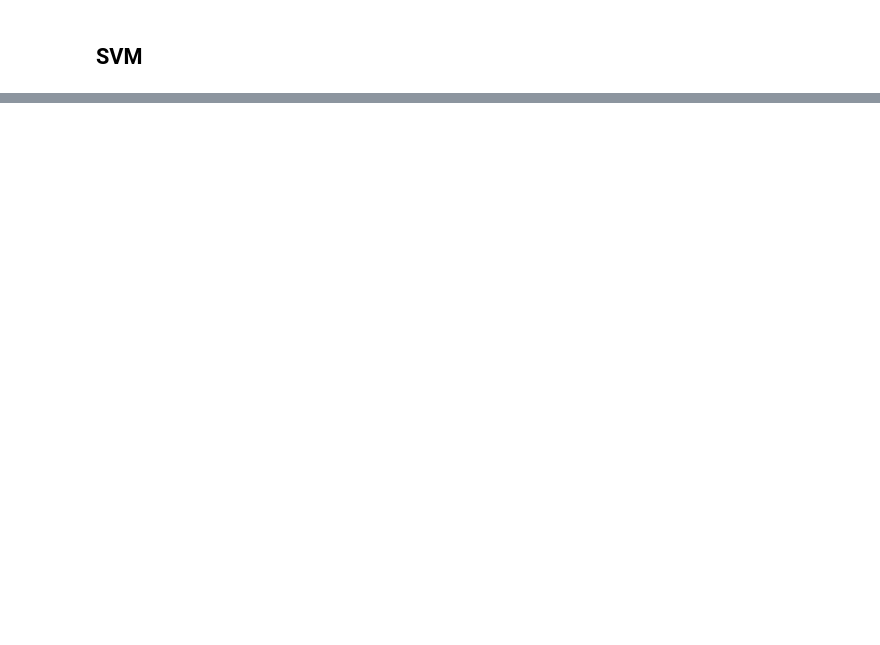
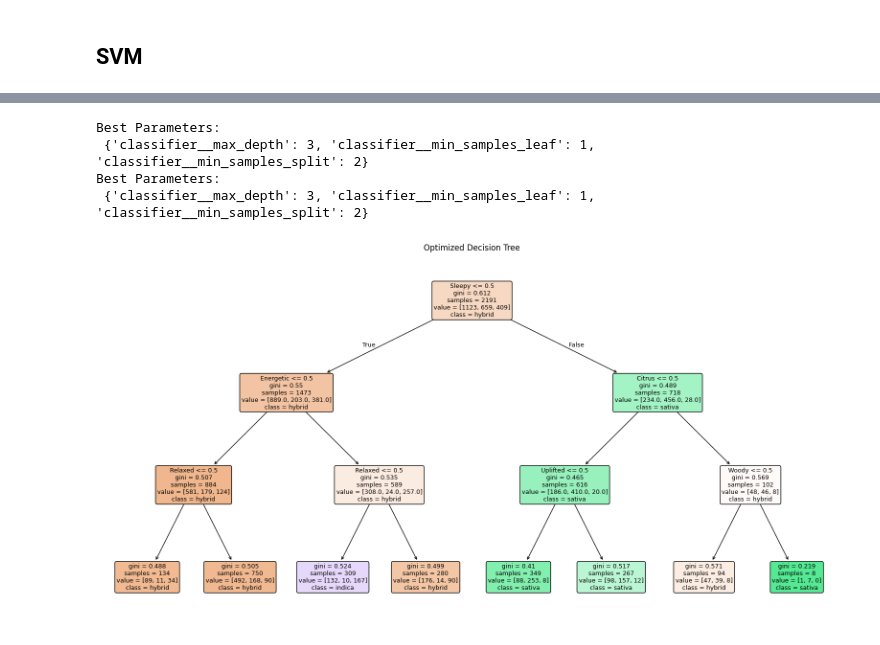
Before and after one commit to chloefeehan/GSB544, a Jupyter notebook: Labs/Lab8/Lab8.ipynb, the cells around one changed output, grey strips where cells are left out. Cells and saved outputs as stored; diff of their text form; code cells hidden in the pictures; blank space fills up the shorter version.

```diff
--- a/Labs/Lab8/Lab8.ipynb
+++ b/Labs/Lab8/Lab8.ipynb
@@ -191,0 +221,59 @@ Confusion Matrix:
+# %%
+# select columns
+data2  = cannabis.drop(["Strain", "Effects", "Flavor"], axis = 1)
+
+X = data2.drop(["Type"], axis = 1)
+y = data2["Type"]
+
+X_train, X_test, y_train, y_test = train_test_split(X, y, test_size=0.2, random_state=1, stratify = y)
+
+ct = ColumnTransformer(
+        transformers=[('scaler', StandardScaler(), ["Rating"])],
+        remainder = "passthrough"
+    )
+
+# Set up the pipeline
+pipeline = Pipeline([
+    ("preprocessing", ct),
+    ("classifier", DecisionTreeClassifier(random_state=1))
+])
+
+# Define hyperparameters to tune
+param_grid = {
+    "classifier__max_depth": [3, 5, 10, None],
+    "classifier__min_samples_split": [2, 5, 10],
+    "classifier__min_samples_leaf": [1, 2, 4]
+}
+
+
+# perform grid search
+with warnings.catch_warnings():
+    warnings.simplefilter("ignore")
+    grid_search = GridSearchCV(pipeline, param_grid, cv=5, scoring='f1')
+    grid_search.fit(X, y)
+
+# Get the best model
+best_params = grid_search.best_params_
+print("Best Parameters:\n", best_params)
+
+# Extract the fitted tree
+best_tree = grid_search.best_estimator_.named_steps['classifier']
+class_names = y.unique()
+
+# Plot the Decision Tree
+plt.figure(figsize=(20, 10))
+plot_tree(
+    best_tree,
+    feature_names=X.columns,
+    class_names=class_names,
+    filled=True,
+    rounded=True
+)
+plt.title("Optimized Decision Tree")
+plt.show()
+# %% [output]
+Best Parameters:
+ {'classifier__max_depth': 3, 'classifier__min_samples_leaf': 1, 'classifier__min_samples_split': 2}
+Best Parameters:
+ {'classifier__max_depth': 3, 'classifier__min_samples_leaf': 1, 'classifier__min_samples_split': 2}
+[figure, added]
```
Also changed, not shown: parts of 29 cells of this notebook, 1 other file.
